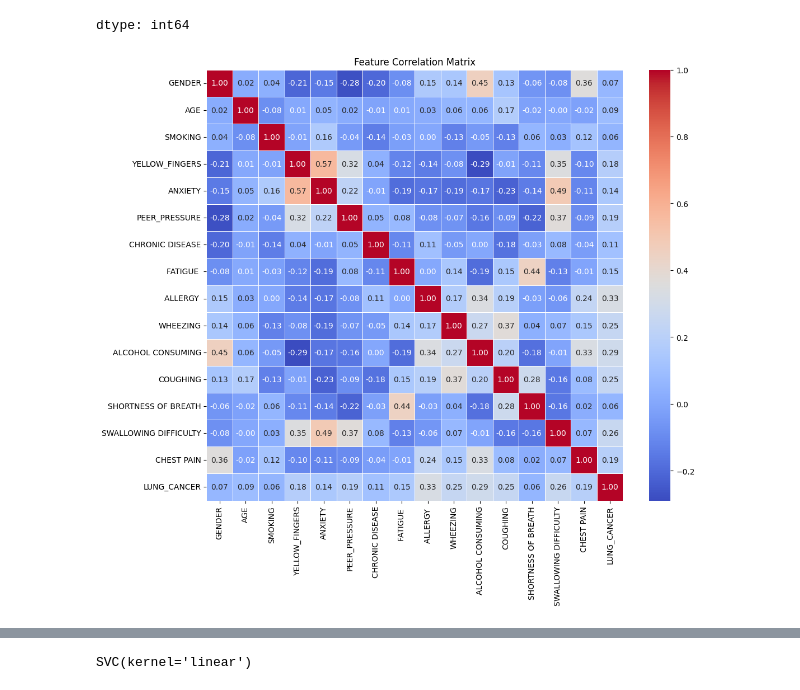
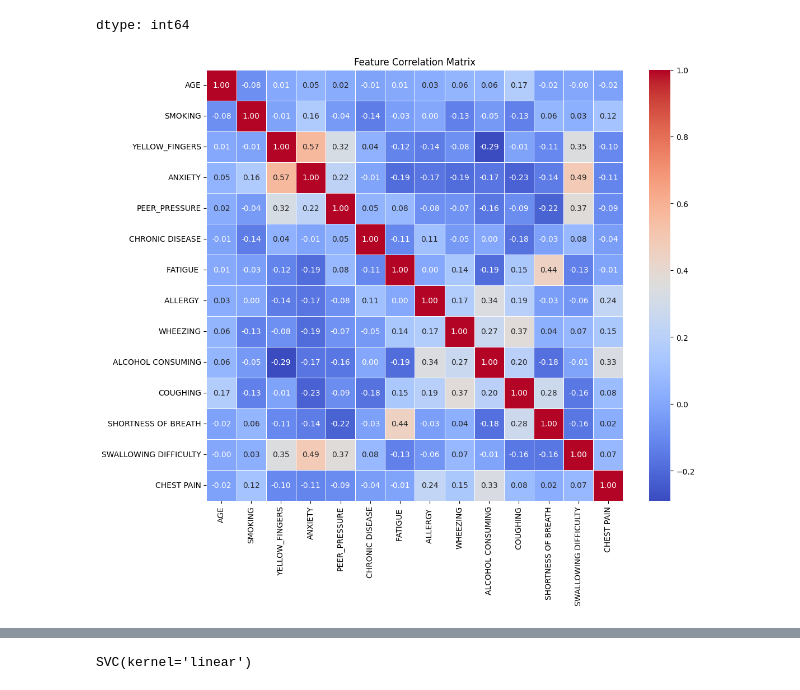
Before and after one commit to Siddique-ur-Rehman/SVM_projects, a Jupyter notebook: lungcancer_prediction/SVM.ipynb, the cells around one changed output, grey strips where cells are left out. Drawn from its saved outputs; the diff is of its cells as text; code cells hidden in the pictures.

```diff
--- a/lungcancer_prediction/SVM.ipynb
+++ b/lungcancer_prediction/SVM.ipynb
@@ -110,13 +110,16 @@ df.isnull().sum()
 | LUNG_CANCER | 0 |
 dtype: int64
 # %%
+# Select only numeric columns for correlation
+numeric_df = df.select_dtypes(include=['float64', 'int64'])
+correlation_matrix = numeric_df.corr()
+
 plt.figure(figsize=(12, 10))
-correlation_matrix = df.corr()
 sns.heatmap(correlation_matrix, annot=True, cmap='coolwarm', fmt='.2f', linewidths=0.5)
 plt.title('Feature Correlation Matrix')
 plt.show()
 # %% [output]
-[figure, old version]
+[figure, new version]
 # %%
 df.info()
 # %% [output]
```
Also changed, not shown: parts of 7 cells of this notebook.
